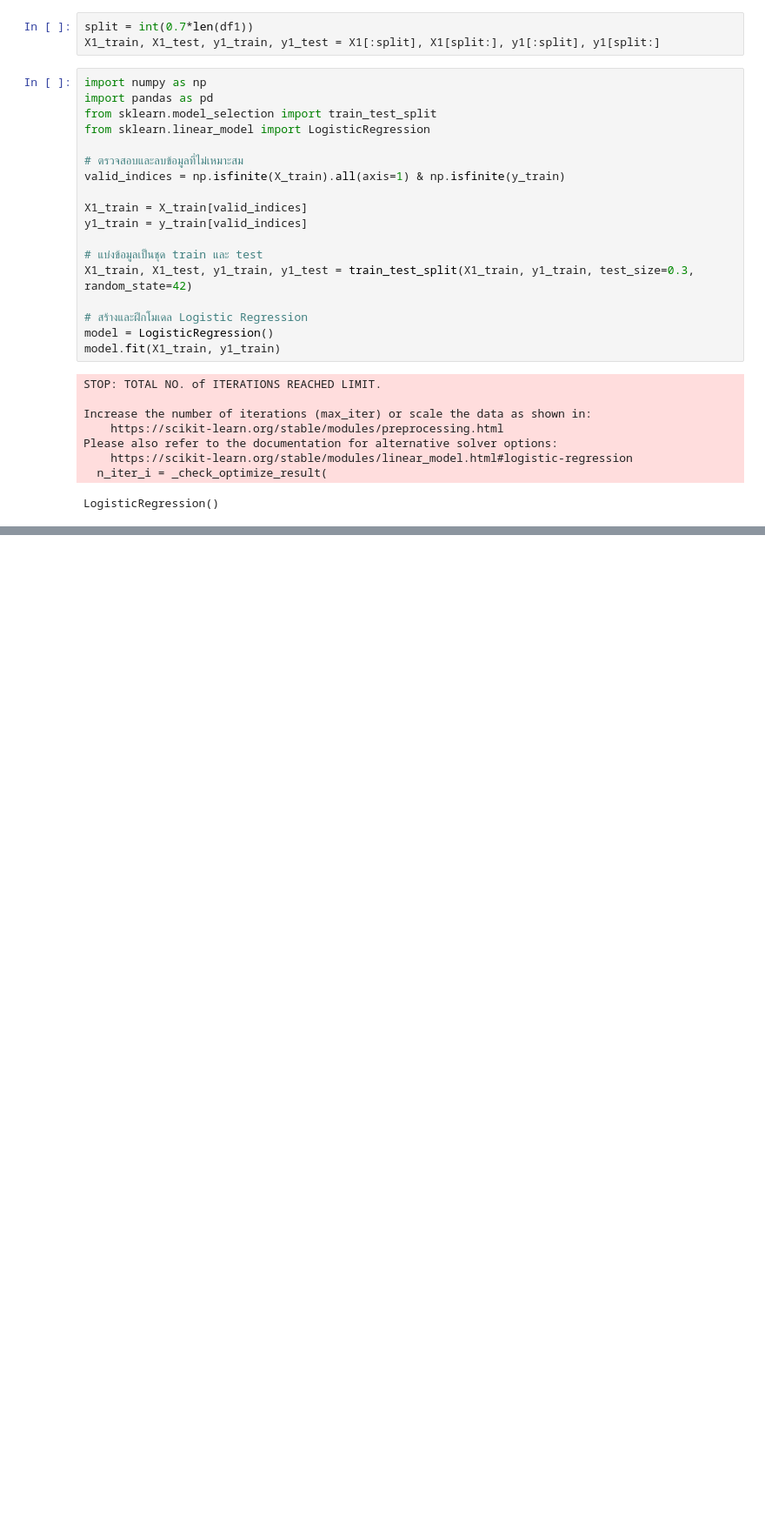
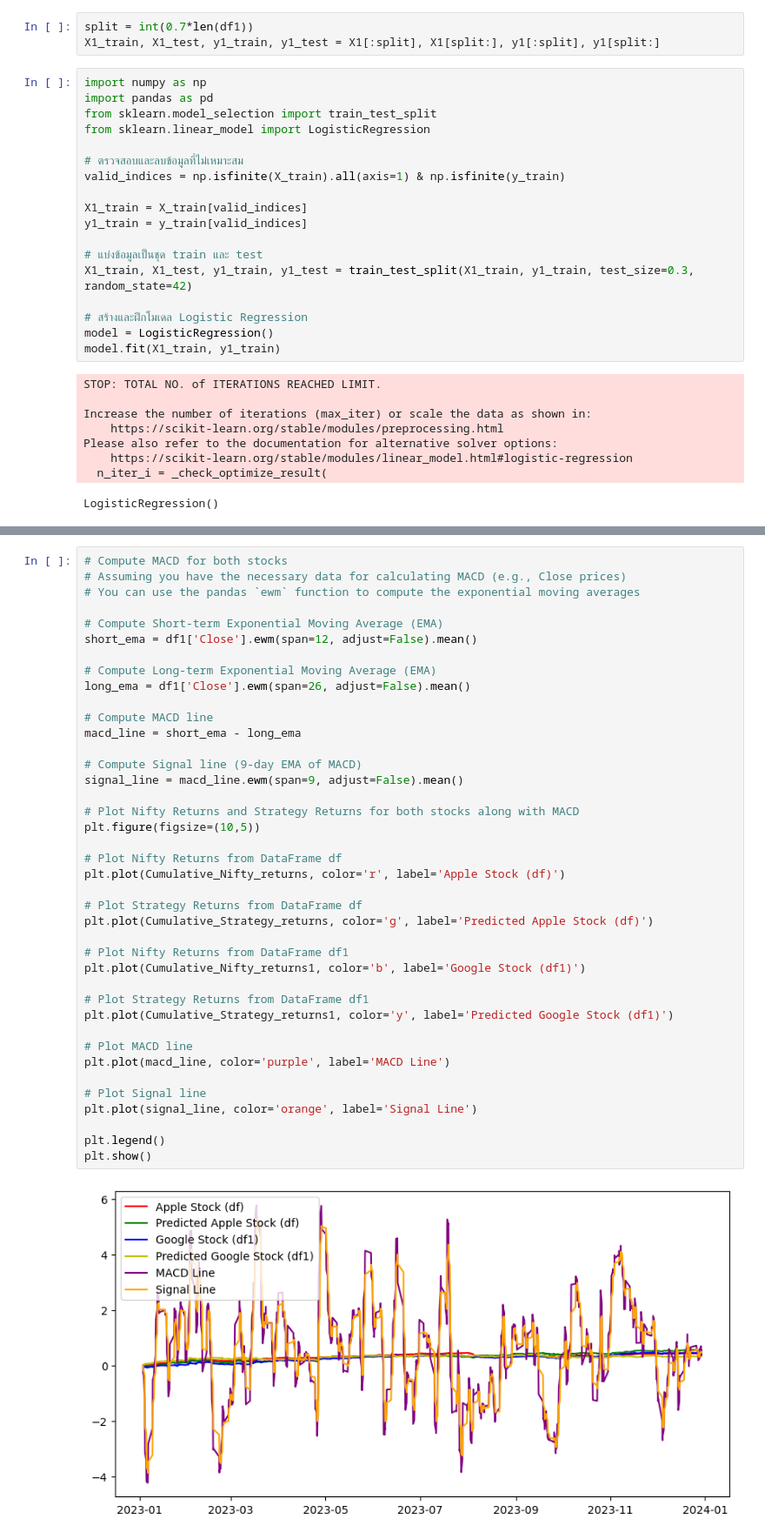
Before and after one commit to inuneko89/DADS_6003, a Jupyter notebook: Logistic_Regression.ipynb, the cells around one changed output, grey strips where cells are left out. Shown at 87% size. Drawn from its saved outputs; the diff is of its cells as text; blank space fills up the shorter version.

```diff
--- a/Logistic_Regression.ipynb
+++ b/Logistic_Regression.ipynb
@@ -481,0 +468,42 @@ plt.show()
+# %%
+# Compute MACD for both stocks
+# Assuming you have the necessary data for calculating MACD (e.g., Close prices)
+# You can use the pandas `ewm` function to compute the exponential moving averages
+
+# Compute Short-term Exponential Moving Average (EMA)
+short_ema = df1['Close'].ewm(span=12, adjust=False).mean()
+
+# Compute Long-term Exponential Moving Average (EMA)
+long_ema = df1['Close'].ewm(span=26, adjust=False).mean()
+
+# Compute MACD line
+macd_line = short_ema - long_ema
+
+# Compute Signal line (9-day EMA of MACD)
+signal_line = macd_line.ewm(span=9, adjust=False).mean()
+
+# Plot Nifty Returns and Strategy Returns for both stocks along with MACD
+plt.figure(figsize=(10,5))
+
+# Plot Nifty Returns from DataFrame df
+plt.plot(Cumulative_Nifty_returns, color='r', label='Apple Stock (df)')
+
+# Plot Strategy Returns from DataFrame df
+plt.plot(Cumulative_Strategy_returns, color='g', label='Predicted Apple Stock (df)')
+
+# Plot Nifty Returns from DataFrame df1
+plt.plot(Cumulative_Nifty_returns1, color='b', label='Google Stock (df1)')
+
+# Plot Strategy Returns from DataFrame df1
+plt.plot(Cumulative_Strategy_returns1, color='y', label='Predicted Google Stock (df1)')
+
+# Plot MACD line
+plt.plot(macd_line, color='purple', label='MACD Line')
+
+# Plot Signal line
+plt.plot(signal_line, color='orange', label='Signal Line')
+
+plt.legend()
+plt.show()
+# %% [output]
+[figure, added]
```
Also changed, not shown: parts of 16 cells of this notebook.
